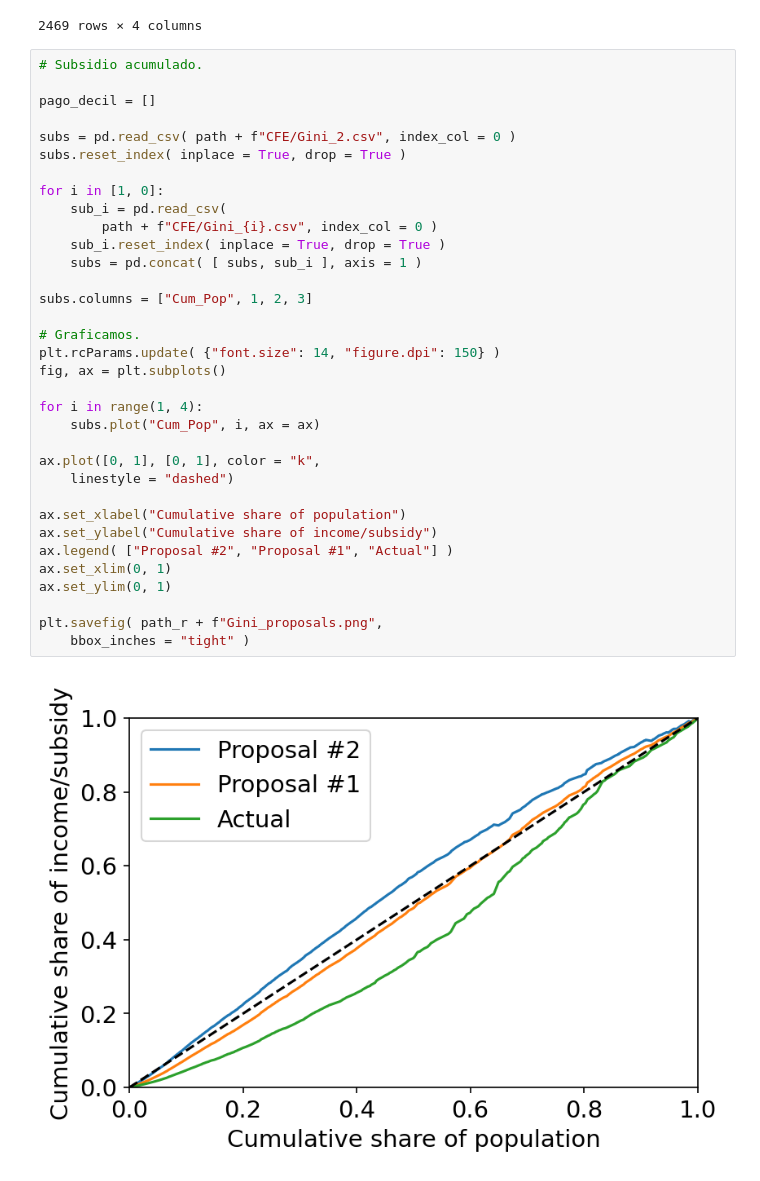
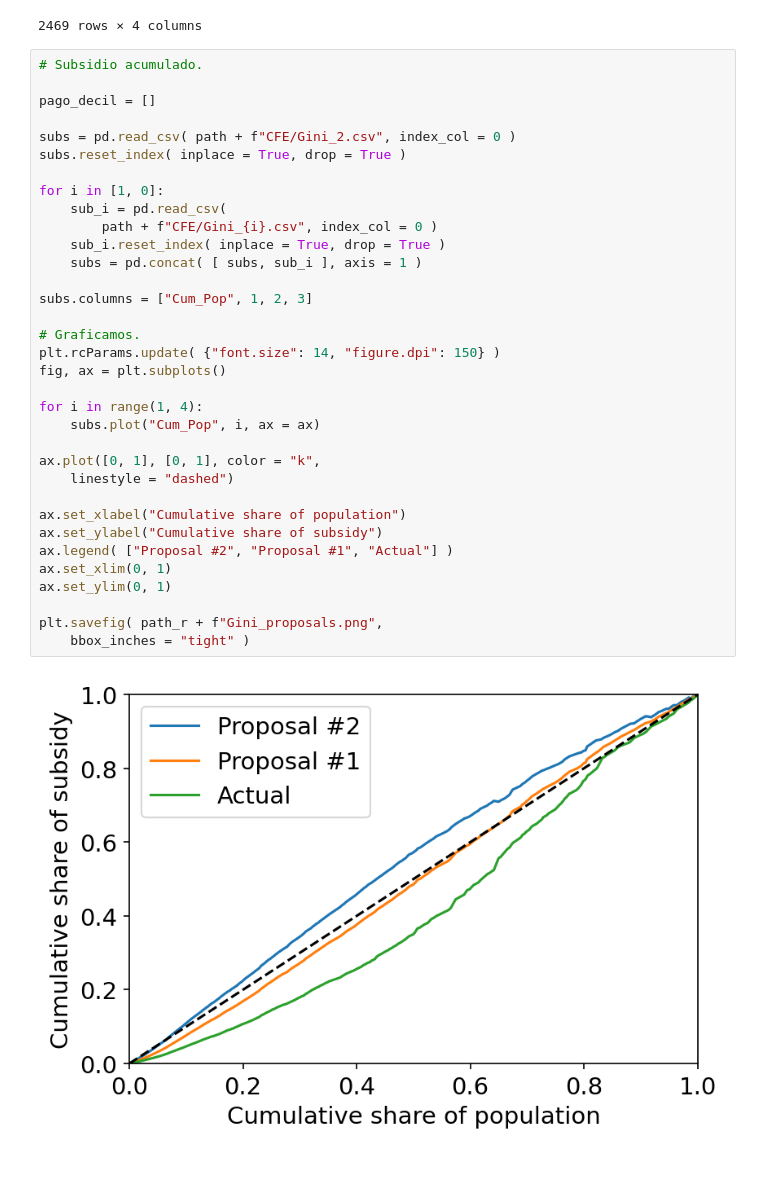
Before and after one commit to rodrigoms95/herramientas-climatico-22-1, a Jupyter notebook: code/Proyecto/Jupyter/Lorenz_Propuesto_2.ipynb, the cells around one changed output. Saved outputs shown, nothing was run; the diff lists cells and outputs as text.

```diff
--- a/code/Proyecto/Jupyter/Lorenz_Propuesto_2.ipynb
+++ b/code/Proyecto/Jupyter/Lorenz_Propuesto_2.ipynb
@@ -646,32 +646,32 @@ pago_decil = []
 
 subs = pd.read_csv( path + f"CFE/Gini_2.csv", index_col = 0 )
 subs.reset_index( inplace = True, drop = True )
 
 for i in [1, 0]:
     sub_i = pd.read_csv(
         path + f"CFE/Gini_{i}.csv", index_col = 0 )
     sub_i.reset_index( inplace = True, drop = True )
     subs = pd.concat( [ subs, sub_i ], axis = 1 )
 
 subs.columns = ["Cum_Pop", 1, 2, 3]
 
 # Graficamos.
 plt.rcParams.update( {"font.size": 14, "figure.dpi": 150} )
 fig, ax = plt.subplots()
 
 for i in range(1, 4):
     subs.plot("Cum_Pop", i, ax = ax)
 
 ax.plot([0, 1], [0, 1], color = "k",
     linestyle = "dashed")
 
 ax.set_xlabel("Cumulative share of population")
-ax.set_ylabel("Cumulative share of income/subsidy")
+ax.set_ylabel("Cumulative share of subsidy")
 ax.legend( ["Proposal #2", "Proposal #1", "Actual"] )
 ax.set_xlim(0, 1)
 ax.set_ylim(0, 1)
 
 plt.savefig( path_r + f"Gini_proposals.png",
     bbox_inches = "tight" )
 # %% [output]
-[figure, old version]
+[figure, new version]
```
Also changed, not shown: parts of 1 cell of this notebook.
